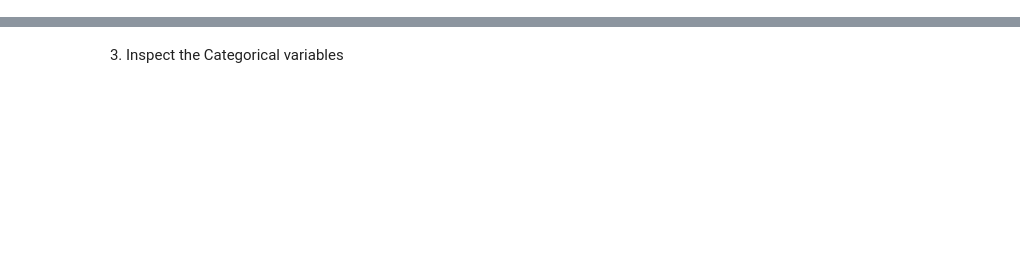
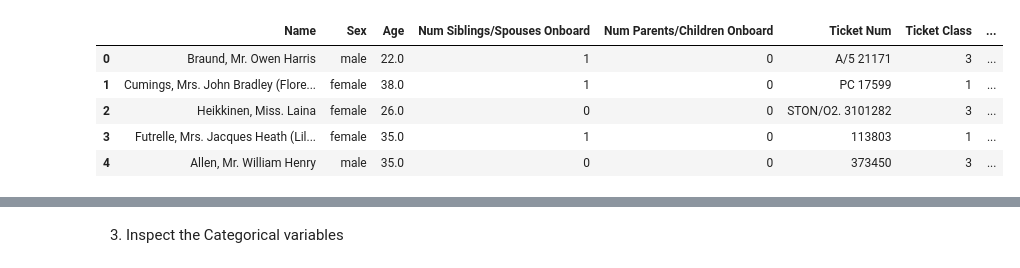
Before and after one commit to TomSmith255/titanic-kaggle, a Jupyter notebook: titanic_ml.ipynb, the cells around one changed output, grey strips where cells are left out. Saved outputs shown, nothing was run; the diff lists cells and outputs as text; code cells hidden in the pictures; blank space fills up the shorter version.

```diff
--- a/titanic_ml.ipynb
+++ b/titanic_ml.ipynb
@@ -106,0 +25,4 @@ plot_histograms_and_boxplots(df_train)
+# %%
+train_df = pd.read_csv('raw_data/train.csv')
+display(train_df.head())
+train_df.shape
@@ -106,0 +45,3 @@ plot_histograms_and_boxplots(df_train)
+# %%
+x_train_df = train_df.drop('Survived', axis=1)
+y_train_sr = train_df['Survived']
@@ -106,0 +88,10 @@ plot_histograms_and_boxplots(df_train)
+# %%
+x_train_df = initial_preprocessing(x_train_df)
+display(x_train_df.head())
+# %% [output]
+|  | Name | Sex | Age | Num Siblings/Spouses Onboard | Num Parents/Children Onboard | Ticket Num | Ticket Class | ... |
+| 0 | Braund, Mr. Owen Harris | male | 22.0 | 1 | 0 | A/5 21171 | 3 | ... |
+| 1 | Cumings, Mrs. John Bradley (Flore... | female | 38.0 | 1 | 0 | PC 17599 | 1 | ... |
+| 2 | Heikkinen, Miss. Laina | female | 26.0 | 0 | 0 | STON/O2. 3101282 | 3 | ... |
+| 3 | Futrelle, Mrs. Jacques Heath (Lil... | female | 35.0 | 1 | 0 | 113803 | 1 | ... |
+| 4 | Allen, Mr. William Henry | male | 35.0 | 0 | 0 | 373450 | 3 | ... |
```
Also changed, not shown: parts of 41 cells of this notebook, 1 other file.
